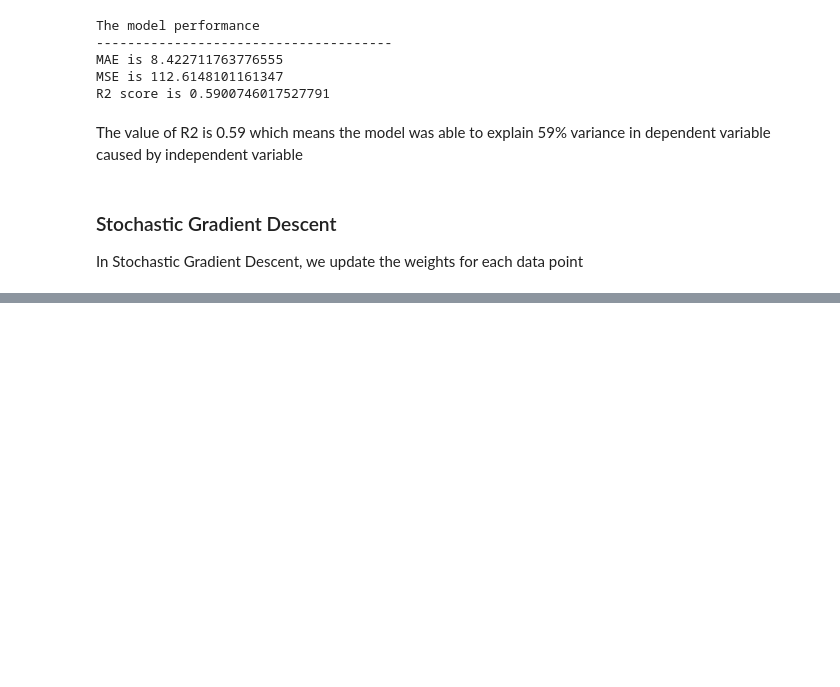
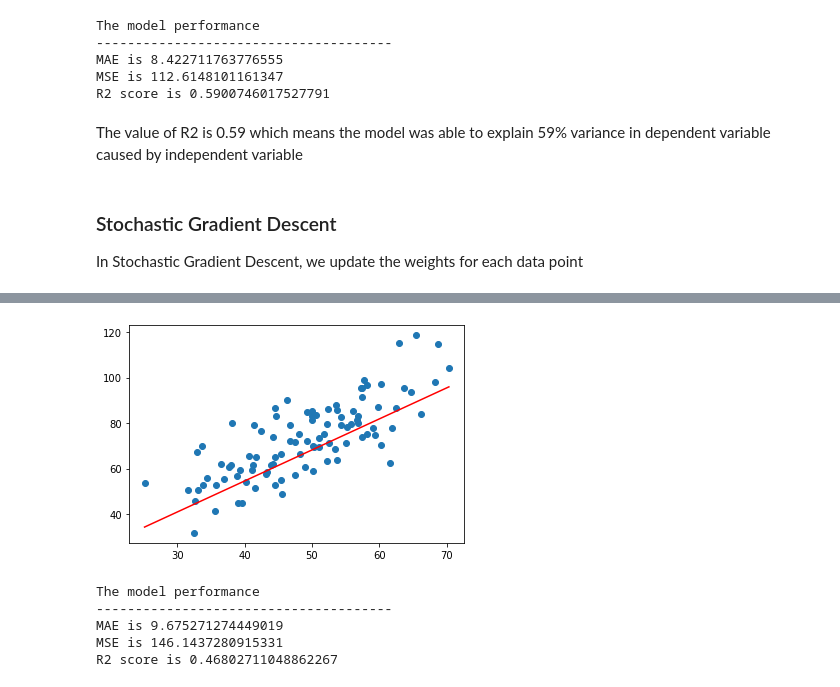
Before and after one commit to DipeshPoudel/MDS-552AppliedML, a Jupyter notebook: assignment/assignment1/Assignment1.ipynb, the cells around one changed output, grey strips where cells are left out. Cells and saved outputs as stored; diff of their text form; code cells hidden in the pictures; blank space fills up the shorter version.

```diff
--- a/assignment/assignment1/Assignment1.ipynb
+++ b/assignment/assignment1/Assignment1.ipynb
@@ -189,0 +192,20 @@ In Mini Batch Gradi
+# %%
+## %%timeit
+w0 = 0
+w1 = 0
+lr = 0.0001
+epochs = 1000
+batch_size=10
+start=0
+end=batch_size
+n=float(len(X))
+for i in range(epochs):
+    X_batch = X[start:end]
+    y_batch = y[start:end]
+    y_pred = w0+w1*X_batch
+    delw0 = (-2/n)*sum(y_batch-y_pred)
+    delw1 = (-2/n)*sum(X_batch*(y_batch-y_pred))
+    w0=w0-lr*delw0
+    w1=w1-lr*delw1
+    if i%100==0:
+        print(f"Iteration {i}\n w0 = {w0}\tw1 = {w1}")
@@ -189,0 +233,16 @@ In Mini Batch Gradi
+# %%
+y_pred = w0+w1*X
+# %%
+plt.scatter(X,y)
+plt.plot([min(X),max(X)],[min(y_pred),max(y_pred)],color='red')
+plt.show()
+# %% [output]
+[figure, added]
+# %%
+model_evaluate(y,y_pred)
+# %% [output]
+The model performance
+--------------------------------------
+MAE is 9.675271274449019
+MSE is 146.1437280915331
+R2 score is 0.46802711048862267
```
Also changed, not shown: parts of 28 cells of this notebook, 1 other file.
